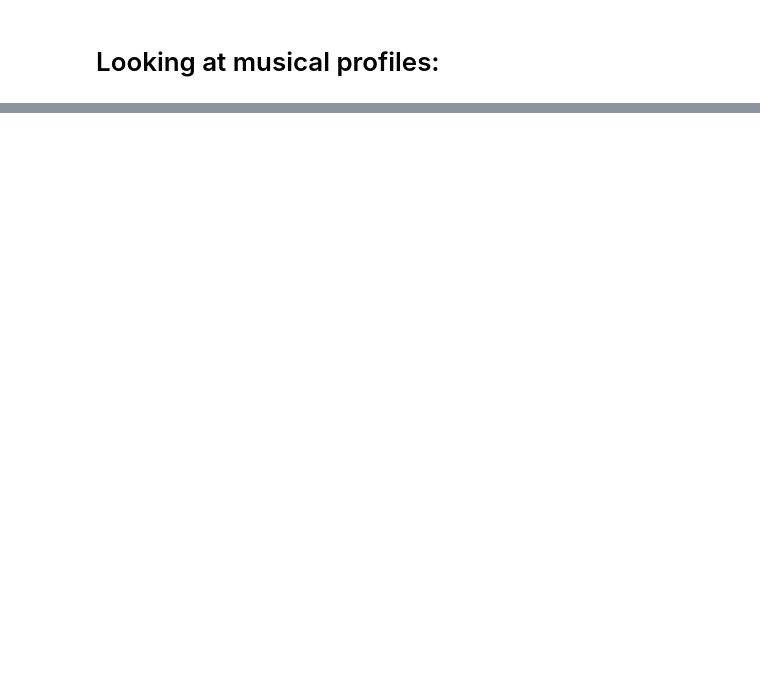
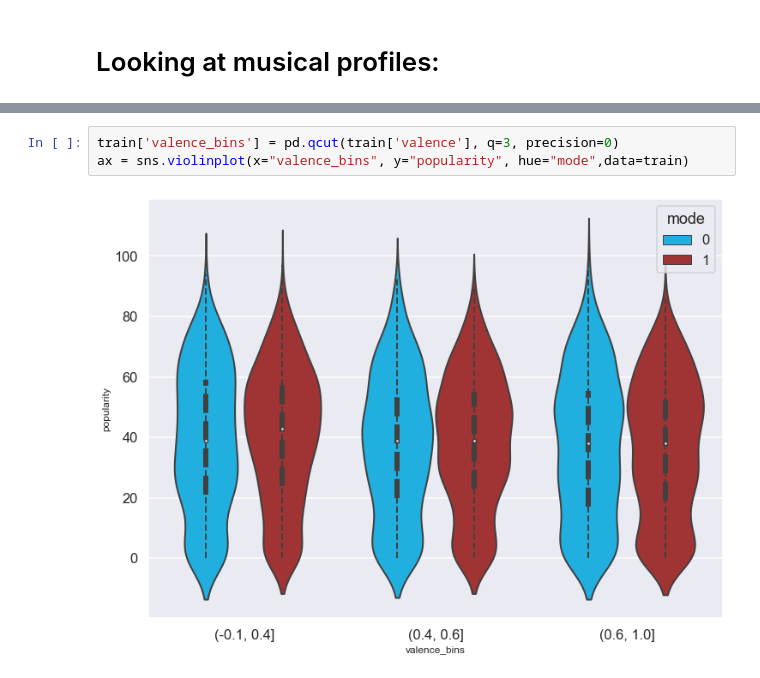
Before and after one commit to SpotiScryers/SpotiScry, a Jupyter notebook: kwame_explore.ipynb, the cells around one changed output, grey strips where cells are left out. Drawn from its saved outputs; the diff is of its cells as text; blank space fills up the shorter version.

```diff
--- a/kwame_explore.ipynb
+++ b/kwame_explore.ipynb
@@ -495,0 +512,5 @@ Text(0.5, 1.0, 'Avg popularity of tracks produced by top ten labels vs total avg
+# %%
+train['valence_bins'] = pd.qcut(train['valence'], q=3, precision=0)
+ax = sns.violinplot(x="valence_bins", y="popularity", hue="mode",data=train)
+# %% [output]
+[figure, added]
```
Also changed, not shown: parts of 13 cells of this notebook.
